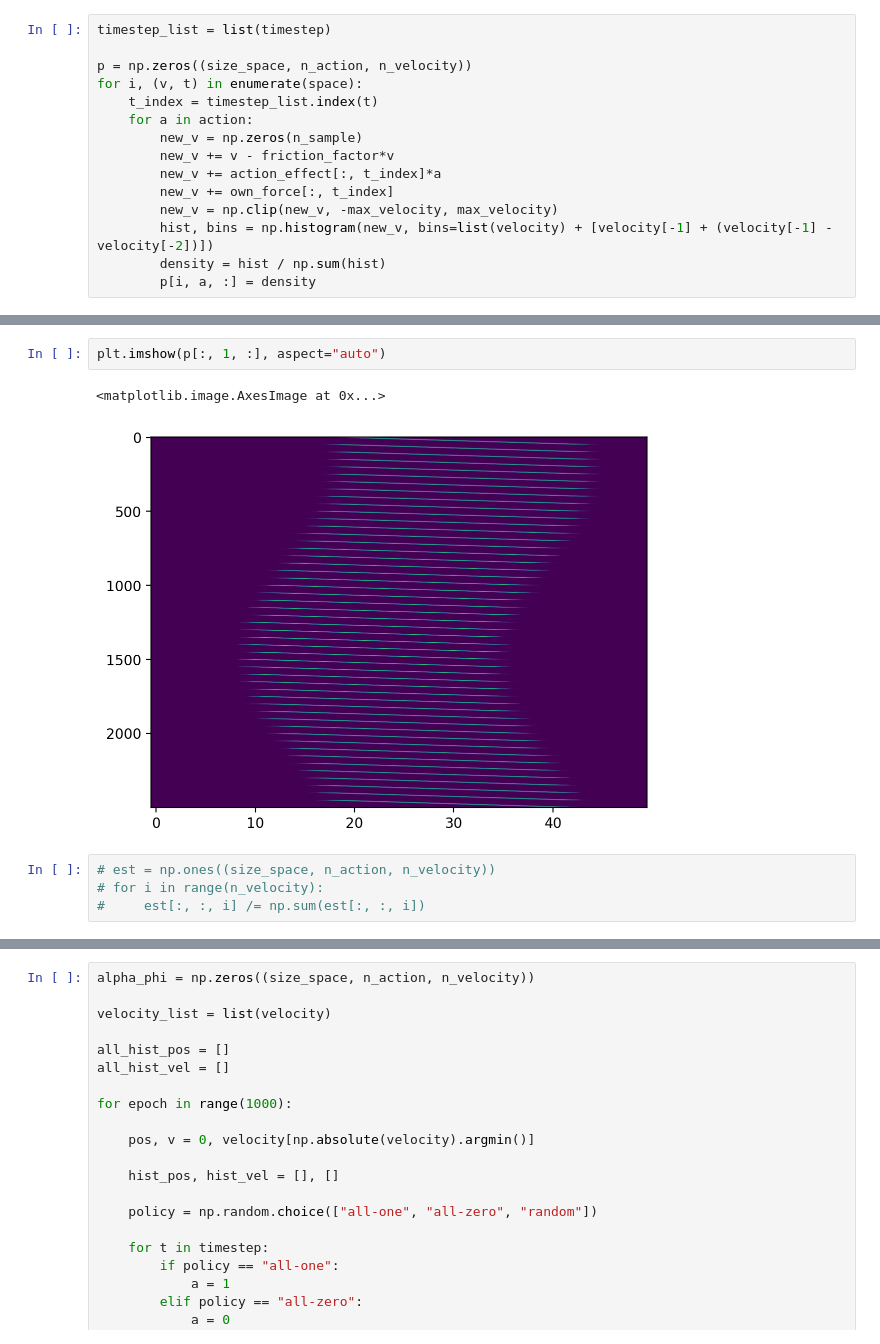
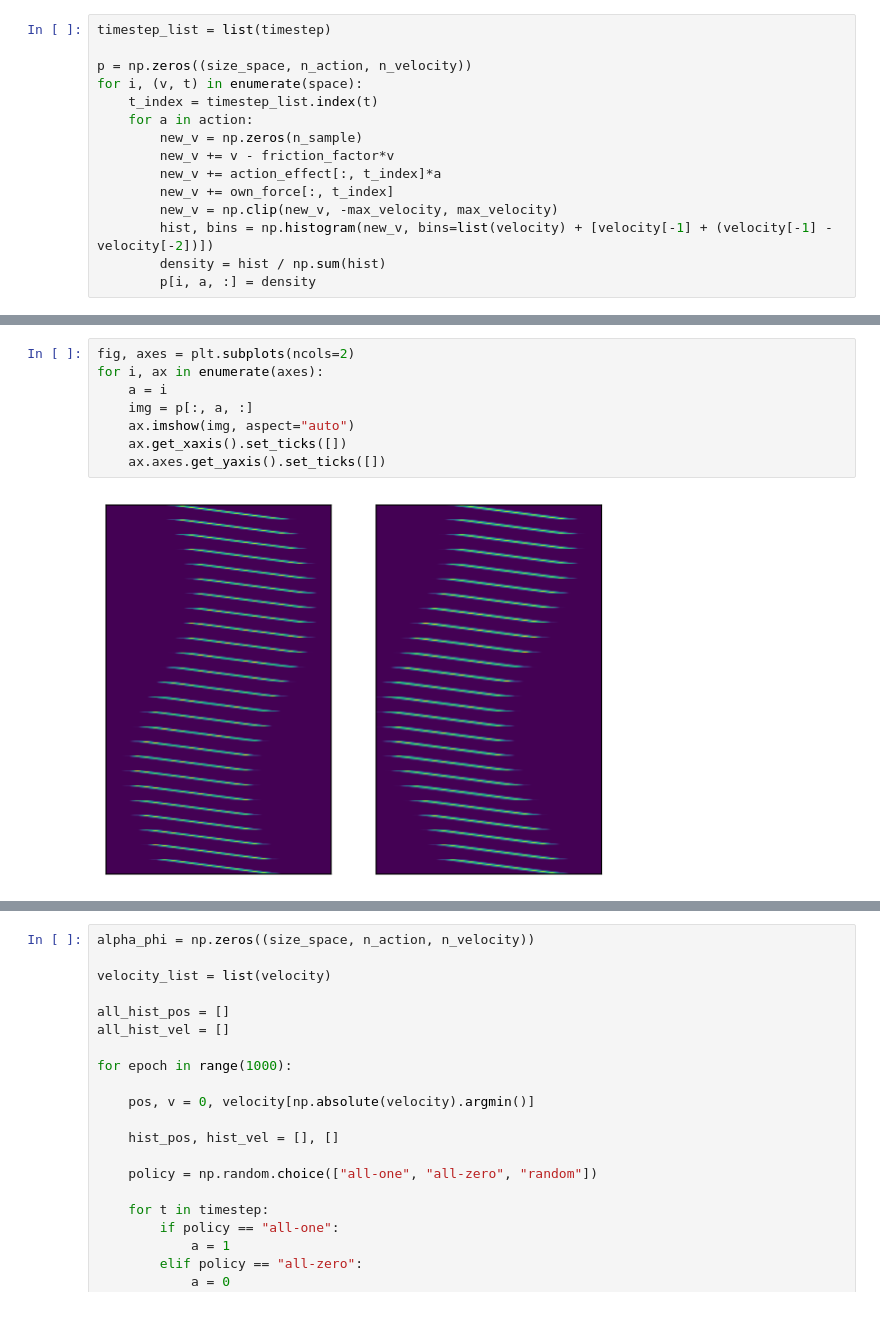
Before and after one commit to AurelienNioche/MAppModels, a Jupyter notebook: the-ball-2.ipynb, the cells around one changed output, grey strips where cells are left out. Drawn from its saved outputs; the diff is of its cells as text; blank space fills up the shorter version.

```diff
--- a/the-ball-2.ipynb
+++ b/the-ball-2.ipynb
@@ -260,12 +255,13 @@ plt.imshow(p[:, 0, :], aspect="auto")
-# %%
-plt.imshow(p[:, 1, :], aspect="auto")
-# %% [output]
-<matplotlib.image.AxesImage at 0x...>
-[figure, removed]
-# %%
-# est = np.ones((size_space, n_action, n_velocity))
-# for i in range(n_velocity):
-#     est[:, :, i] /= np.sum(est[:, :, i])
+# %%
+fig, axes = plt.subplots(ncols=2)
+for i, ax in enumerate(axes):
+    a = i
+    img = p[:, a, :]
+    ax.imshow(img, aspect="auto")
+    ax.get_xaxis().set_ticks([])
+    ax.axes.get_yaxis().set_ticks([])
+# %% [output]
+[figure, added]
 # %%
 all_hist_pos = []
 all_hist_vel = []
```
Also changed, not shown: parts of 8 cells of this notebook.
